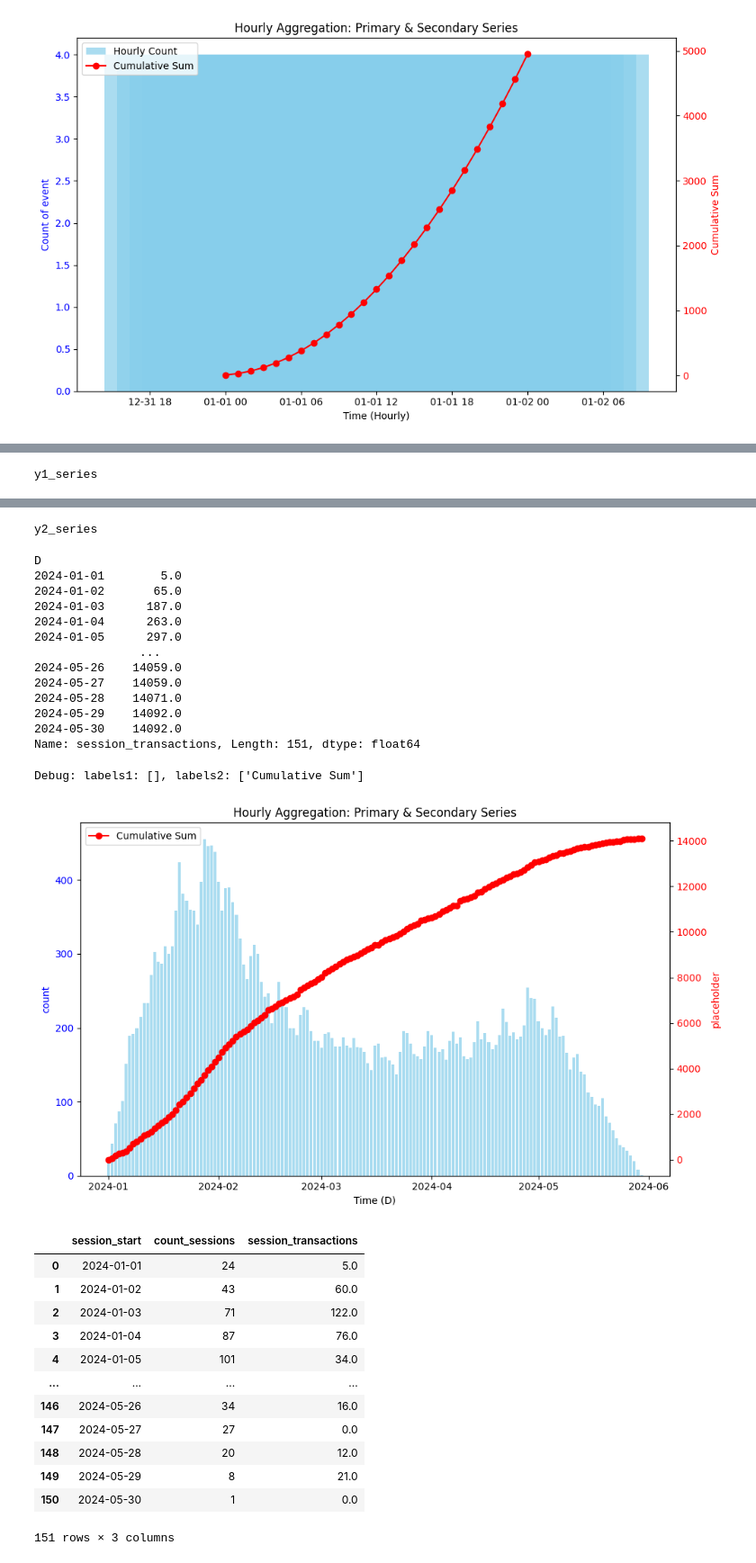
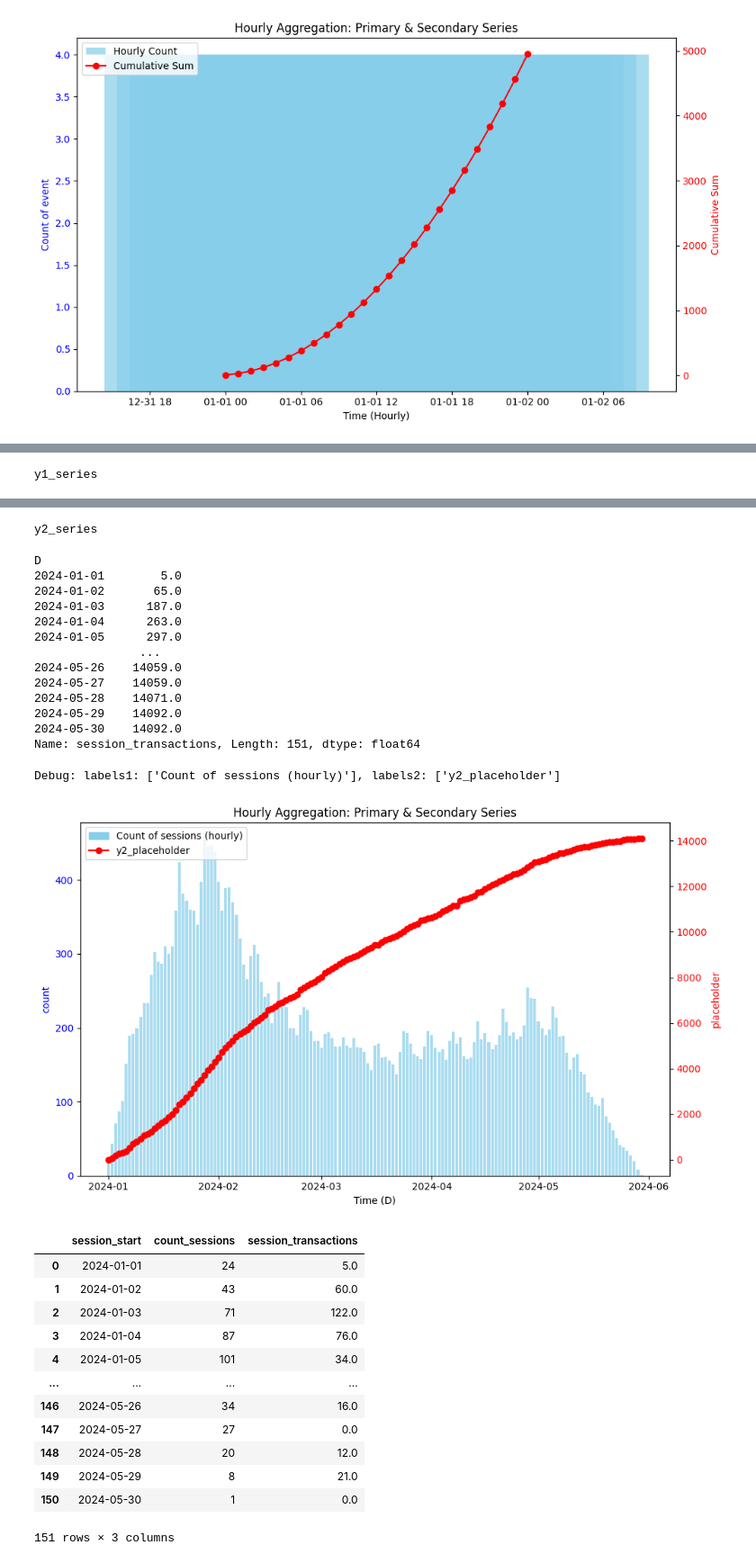
Before and after one commit to pyryjh/portfolio, a Jupyter notebook: customer_acquisition_analytics/user_acquisition_analysis_workflow.ipynb, the cells around one changed output, grey strips where cells are left out. Shown at 90% size. Saved outputs shown, nothing was run; the diff lists cells and outputs as text; code cells hidden in the pictures.

Commit message:
Labels handled in legend

```diff
--- a/customer_acquisition_analytics/user_acquisition_analysis_workflow.ipynb
+++ b/customer_acquisition_analytics/user_acquisition_analysis_workflow.ipynb
@@ -223,8 +223,13 @@ def plot_helper(
     fig, ax1 = plt.subplots(figsize=(10, 6))
 
     # Plot primary series as a bar chart on ax1.
-    ax1.bar(y1_series.index, y1_series.values,
-            color=y1_color if y1_color is not None else 'skyblue', alpha=0.7, label=y1_label)
+    bars = ax1.bar(y1_series.index, y1_series.values,
+               color=y1_color if y1_color is not None else 'skyblue', alpha=0.7)
+    if y1_label:
+        bars_proxy = mpatches.Patch(color=y1_color if y1_color is not None else 'skyblue', label=y1_label)
+    else:
+        bars_proxy = mpatches.Patch(color=y1_color if y1_color is not None else 'skyblue', label='y1_placeholder')
+
     ax1.set_xlabel(f'Time ({x_agg})')
     ax1.set_ylabel(y1_func, color='blue')
     ax1.tick_params(axis='y', labelcolor='blue')
@@ -253,12 +258,17 @@ def plot_helper(
 
     ax2 = ax1.twinx()
     ax2.plot(y2_series.index, y2_series.values,
-             color=y2_color if y2_color is not None else 'red', marker='o', label='Cumulative Sum')
+             color=y2_color if y2_color is not None else 'red',
+             marker='o',
+             label=y2_label if y2_label is not None else 'y2_placeholder')
     ax2.set_ylabel(y2_label if y2_label is not None else 'placeholder', color='red')
     ax2.tick_params(axis='y', labelcolor='red')
 
     # Combine legends from both axes
     lines1, labels1 = ax1.get_legend_handles_labels()
+    if bars_proxy:  # Manually add bar label
+        lines1.append(bars_proxy)
+        labels1.append(y1_label)
     lines2, labels2 = ax2.get_legend_handles_labels()
     ax1.legend(lines1 + lines2, labels1 + labels2, loc='upper left')
     if debug:
@@ -367,6 +377,7 @@ plot_helper(
     y1_col='session_id',
     y1_func='count',
     y1_cum=False,
+    y1_label='Count of sessions (hourly)',
     y1_plottype='bar',
     y2_include=True,
     y2_func='sum',
@@ -431,35 +442,35 @@ Name: session_start, dtype: object
 | 30872 | 999-3 | 2024-01-21 00:43:46.312761 | 0.0 |
 30873 rows × 3 columns
 y1_series
 D
 2024-01-01     24
 2024-01-02     43
 2024-01-03     71
 2024-01-04     87
 2024-01-05    101
              ...
 2024-05-26     34
 2024-05-27     27
 2024-05-28     20
 2024-05-29      8
 2024-05-30      1
 Name: session_id, Length: 151, dtype: int64
 y2_series
 D
 2024-01-01        5.0
 2024-01-02       65.0
 2024-01-03      187.0
 2024-01-04      263.0
 2024-01-05      297.0
                ...
 2024-05-26    14059.0
 2024-05-27    14059.0
 2024-05-28    14071.0
 2024-05-29    14092.0
 2024-05-30    14092.0
 Name: session_transactions, Length: 151, dtype: float64
-Debug: labels1: [], labels2: ['Cumulative Sum']
+Debug: labels1: ['Count of sessions (hourly)'], labels2: ['y2_placeholder']
-[figure, old version]
+[figure, new version]
 |  | session_start | count_sessions | session_transactions |
 | 0 | 2024-01-01 | 24 | 5.0 |
 | 1 | 2024-01-02 | 43 | 60.0 |
```
Also changed, not shown: parts of 1 cell of this notebook.
